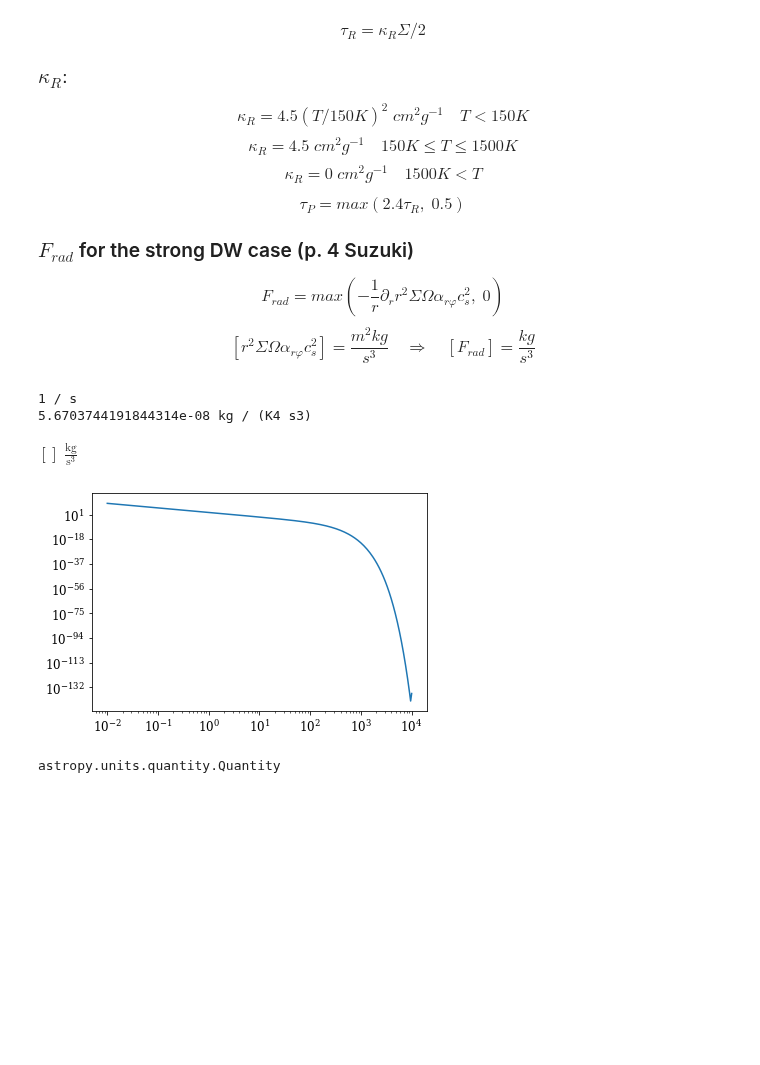
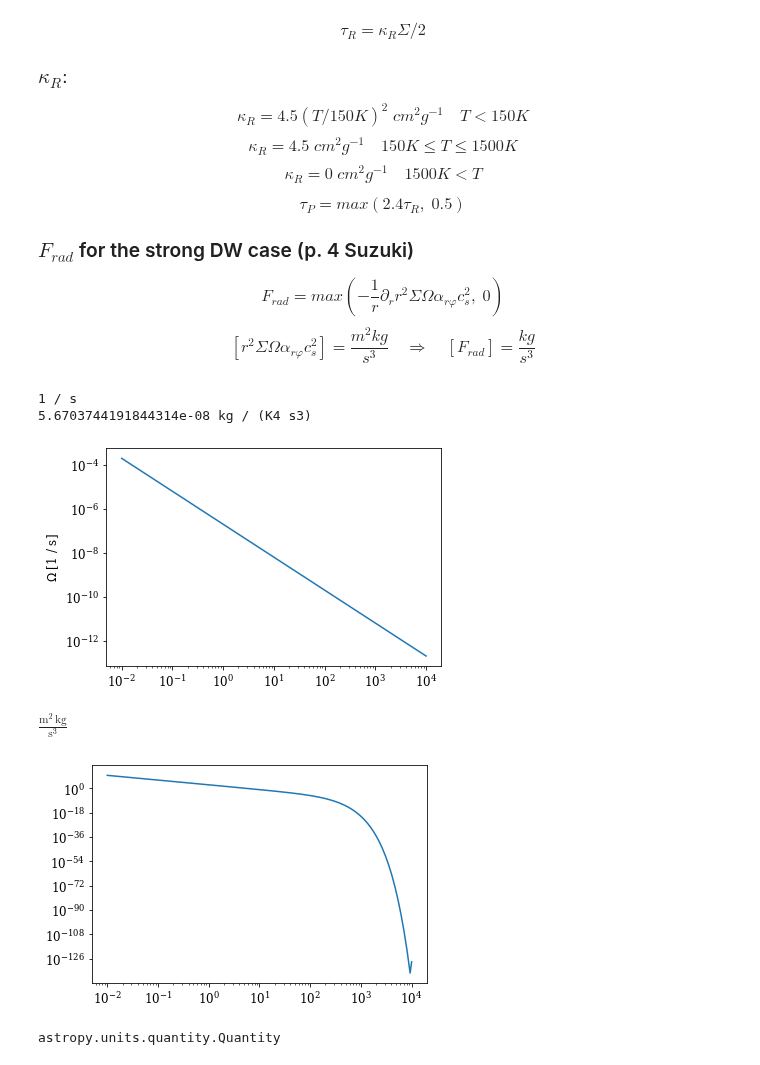
Before and after one commit to agent031/bachelor_code, a Jupyter notebook: Testing_values_T0/combined_temp_strongDW.ipynb, the cells around one changed output. Saved outputs shown, nothing was run; the diff lists cells and outputs as text; code cells hidden in the pictures; blank space fills up the shorter version.

```diff
--- a/Testing_values_T0/combined_temp_strongDW.ipynb
+++ b/Testing_values_T0/combined_temp_strongDW.ipynb
@@ -75,11 +75,14 @@ $$F_{rad} = max\left(-\frac{1}{r}\partial_r r^2 \Sigma \Omega α_{rφ} c_s^2,\;0
 $$[r^2 \Sigma \Omega α_{rφ} c_s^2] = \frac{m^2kg}{s^3}\quad\Rightarrow\quad [F_{rad}]=\frac{kg}{s^3}$$
 # %%
 Ω = (np.sqrt((G * M_sun) / r_au**3)).decompose()
+plt.loglog(r, Ω)
+plt.ylabel(f'$\Omega$ [{Ω.unit}]')
 print(Ω.unit)
 print(sigma_sb.decompose())
 # %% [output]
 1 / s
 5.6703744191844314e-08 kg / (K4 s3)
+[figure, added]
 # %%
 α_rφ = 8e-3
 func_to_der = (r_au**2 * Σ_initial(r_au) * Ω * α_rφ * c_s2(T_req)).decompose()
@@ -87,8 +90,9 @@ F_rad = (-(r_au**(-2)) * (sD1_log @ func_to_der) * func_to_der.unit).decompose()
 
 plt.loglog(r, F_rad)
 F_rad[F_rad < 0]
+func_to_der.unit
 # %% [output]
-$[] \; \mathrm{\frac{kg}{s^{3}}}$
+$\mathrm{\frac{m^{2}\,kg}{s^{3}}}$
 [figure]
 # %%
 test = np.array([3])
```
Also changed, not shown: parts of 14 cells of this notebook.
